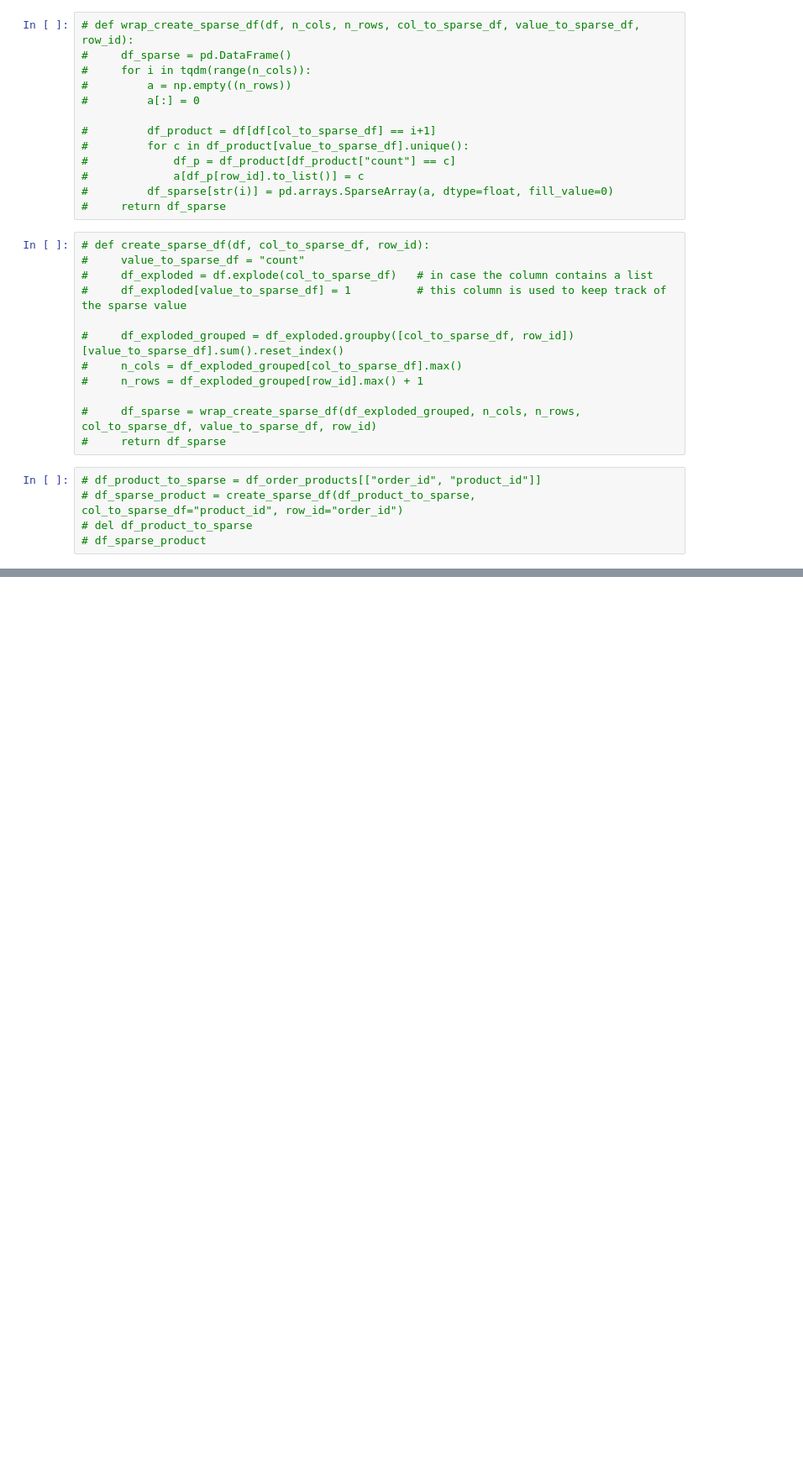
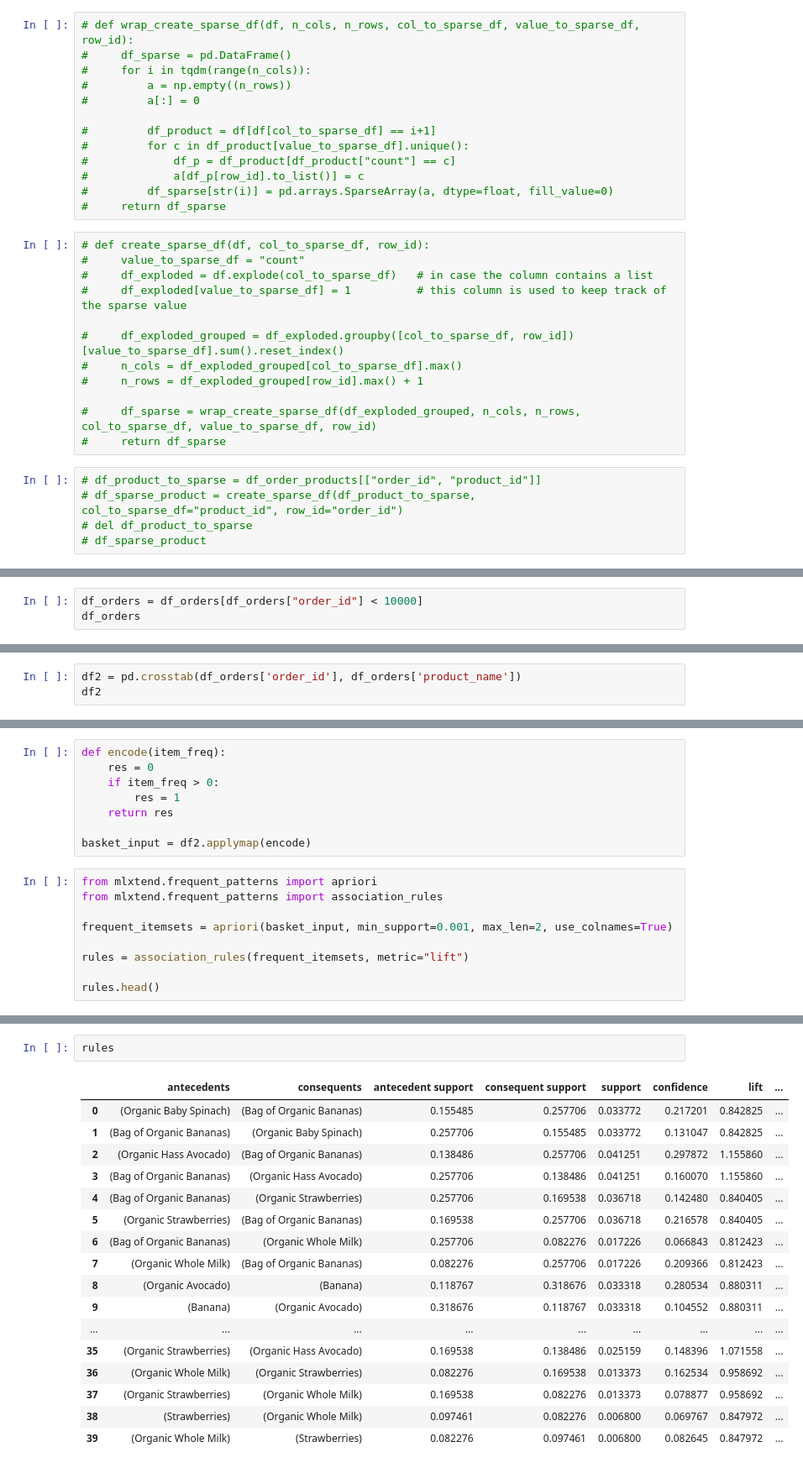
Before and after one commit to max-lutz/grocery-recommander-system, a Jupyter notebook: notebooks/prepare_data.ipynb, the cells around one changed output, grey strips where cells are left out. Shown at 84% size. Saved outputs shown, nothing was run; the diff lists cells and outputs as text; blank space fills up the shorter version.

Commit message:
test apriori

```diff
--- a/notebooks/prepare_data.ipynb
+++ b/notebooks/prepare_data.ipynb
@@ -64,0 +81,3 @@ df_orders
+# %%
+df_orders = df_orders[df_orders["order_id"] < 10000]
+df_orders
@@ -64,0 +98,3 @@ df_orders
+# %%
+df2 = pd.crosstab(df_orders['order_id'], df_orders['product_name'])
+df2
@@ -64,0 +116,17 @@ df_orders
+# %%
+def encode(item_freq):
+    res = 0
+    if item_freq > 0:
+        res = 1
+    return res
+
+basket_input = df2.applymap(encode)
+# %%
+from mlxtend.frequent_patterns import apriori
+from mlxtend.frequent_patterns import association_rules
+
+frequent_itemsets = apriori(basket_input, min_support=0.001, max_len=2, use_colnames=True)
+
+rules = association_rules(frequent_itemsets, metric="lift")
+
+rules.head()
@@ -64,0 +164,20 @@ df_orders
+# %%
+rules
+# %% [output]
+|  | antecedents | consequents | antecedent support | consequent support | support | confidence | lift | ... |
+| 0 | (Organic Baby Spinach) | (Bag of Organic Bananas) | 0.155485 | 0.257706 | 0.033772 | 0.217201 | 0.842825 | ... |
+| 1 | (Bag of Organic Bananas) | (Organic Baby Spinach) | 0.257706 | 0.155485 | 0.033772 | 0.131047 | 0.842825 | ... |
+| 2 | (Organic Hass Avocado) | (Bag of Organic Bananas) | 0.138486 | 0.257706 | 0.041251 | 0.297872 | 1.155860 | ... |
+| 3 | (Bag of Organic Bananas) | (Organic Hass Avocado) | 0.257706 | 0.138486 | 0.041251 | 0.160070 | 1.155860 | ... |
+| 4 | (Bag of Organic Bananas) | (Organic Strawberries) | 0.257706 | 0.169538 | 0.036718 | 0.142480 | 0.840405 | ... |
+| 5 | (Organic Strawberries) | (Bag of Organic Bananas) | 0.169538 | 0.257706 | 0.036718 | 0.216578 | 0.840405 | ... |
+| 6 | (Bag of Organic Bananas) | (Organic Whole Milk) | 0.257706 | 0.082276 | 0.017226 | 0.066843 | 0.812423 | ... |
+| 7 | (Organic Whole Milk) | (Bag of Organic Bananas) | 0.082276 | 0.257706 | 0.017226 | 0.209366 | 0.812423 | ... |
+| 8 | (Organic Avocado) | (Banana) | 0.118767 | 0.318676 | 0.033318 | 0.280534 | 0.880311 | ... |
+| 9 | (Banana) | (Organic Avocado) | 0.318676 | 0.118767 | 0.033318 | 0.104552 | 0.880311 | ... |
+| ... | ... | ... | ... | ... | ... | ... | ... | ... |
+| 35 | (Organic Strawberries) | (Organic Hass Avocado) | 0.169538 | 0.138486 | 0.025159 | 0.148396 | 1.071558 | ... |
+| 36 | (Organic Whole Milk) | (Organic Strawberries) | 0.082276 | 0.169538 | 0.013373 | 0.162534 | 0.958692 | ... |
+| 37 | (Organic Strawberries) | (Organic Whole Milk) | 0.169538 | 0.082276 | 0.013373 | 0.078877 | 0.958692 | ... |
+| 38 | (Strawberries) | (Organic Whole Milk) | 0.097461 | 0.082276 | 0.006800 | 0.069767 | 0.847972 | ... |
+| 39 | (Organic Whole Milk) | (Strawberries) | 0.082276 | 0.097461 | 0.006800 | 0.082645 | 0.847972 | ... |
```
Also changed, not shown: parts of 9 cells of this notebook.
